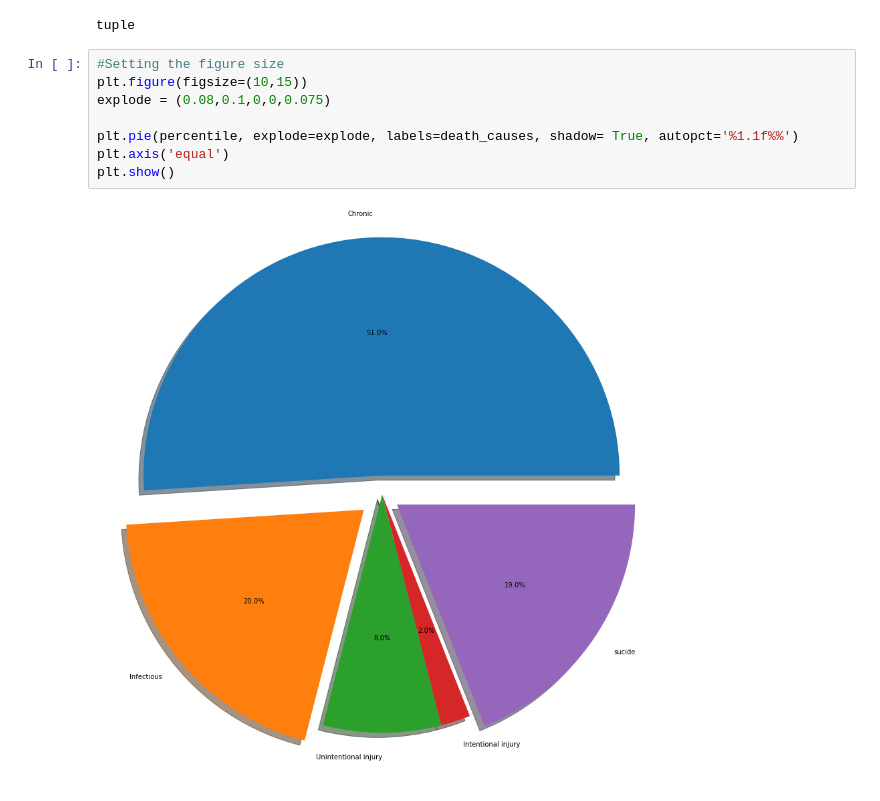
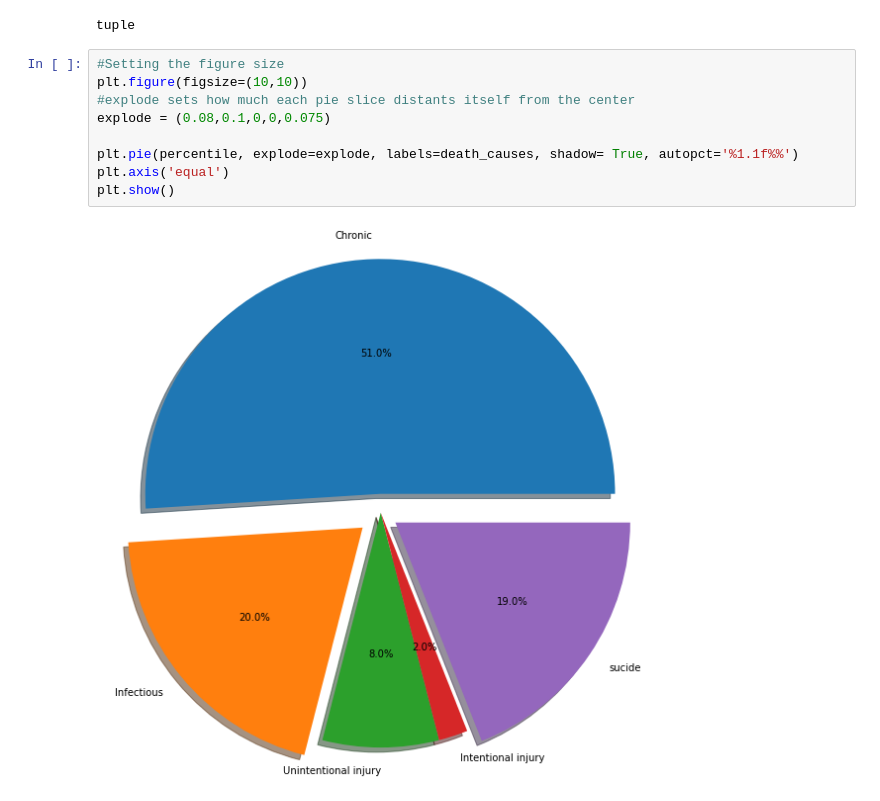
Before and after one commit to michaelzewdu/Notebooks-, a Jupyter notebook: Matplotlib/Ohio_death_causes.ipynb, the cells around one changed output. Saved outputs shown, nothing was run; the diff lists cells and outputs as text.

```diff
--- a/Matplotlib/Ohio_death_causes.ipynb
+++ b/Matplotlib/Ohio_death_causes.ipynb
@@ -9,11 +9,12 @@ type(death_causes)
 tuple
 # %%
 #Setting the figure size
-plt.figure(figsize=(10,15))
+plt.figure(figsize=(10,10))
+#explode sets how much each pie slice distants itself from the center
 explode = (0.08,0.1,0,0,0.075)
 
 plt.pie(percentile, explode=explode, labels=death_causes, shadow= True, autopct='%1.1f%%')
 plt.axis('equal')
 plt.show()
 # %% [output]
-[figure, old version]
+[figure, new version]
```
Also changed, not shown: 2 other files.
